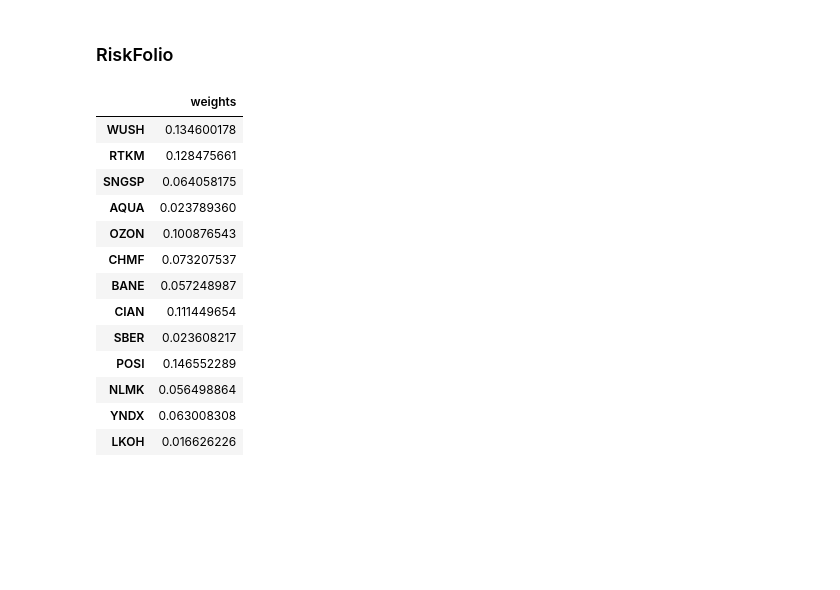
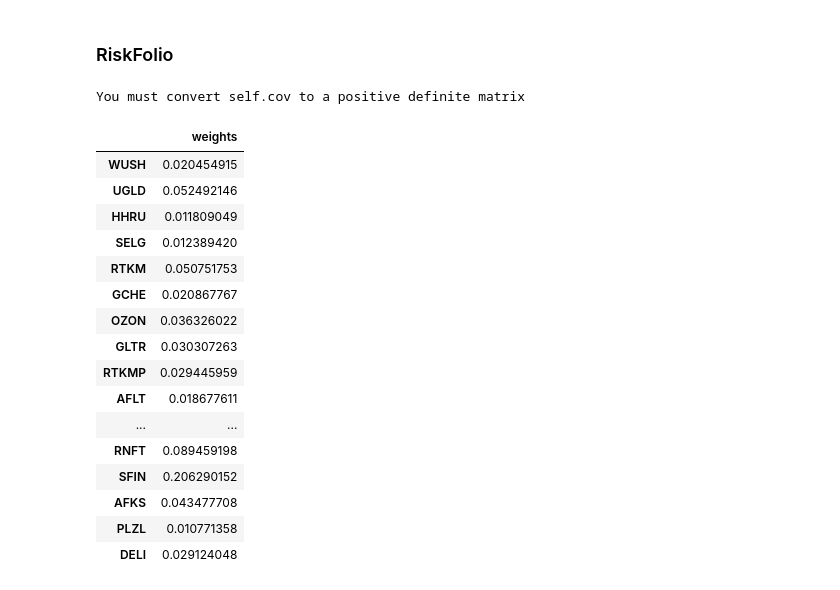
Before and after one commit to s-agapov/QuantMod, a Jupyter notebook: TP/Shares/05-Tink Momentum.ipynb, the cells around one changed output. Saved outputs shown, nothing was run; the diff lists cells and outputs as text; code cells hidden in the pictures; blank space fills up the shorter version.

```diff
--- a/TP/Shares/05-Tink Momentum.ipynb
+++ b/TP/Shares/05-Tink Momentum.ipynb
@@ -16,12 +25,11 @@ import tink_port as tink
 # %% [markdown]
 Вводим токен, получаем список доступных аккаунтов
 # %%
-#BASE = 't.UFRJ8SC9hafVOhFxEUY7yf1wZ1gGhwJp-WCp9o4rnEChHWns0c3jQ21eQwoOW_RurFqeZpss2scJkmMQnomJ9g'
-BASE = 't.b1b-IVW3njbcDYPCPrrqAUMJdAD5gn5en82Jj8kb9uFkYOJmvrn3mF24By8QsHPvXz0zVC4_sqULvmG6yjUKww'
+BASE = 't.UFRJ8SC9hafVOhFxEUY7yf1wZ1gGhwJp-WCp9o4rnEChHWns0c3jQ21eQwoOW_RurFqeZpss2scJkmMQnomJ9g'
 ETF = 't.6nHltT1dYSfrVTIV9zF72fxDlB2sXJbRD6iJNpZXTFAN61rmD7m71xPp9ko12ta1JxA06em4YdN36xicnBmjWg'
 MOMENTUM = 't.24WV5_MMG1bQArK1WPp1_DYWD52f-VfGjpR1ci5Pqf0PJ948zWhDstoO_6d4wXIhFTMVsVJSgOzPElUIPEO4Mw'
 
-token = BASE
+token = MOMENTUM
 # %%
 accs = tink.get_accounts(token)
 print("Количество аккаунтов:", len(accs.accounts))
@@ -247,14 +249,0 @@ datetime.datetime(2024, 4, 1, 0, 0, tzinfo=datetime.timezone.utc)
-# %%
-res = []
-for ind, pos in base_ru.iterrows():
-#    print(pos.figi)
-    candles = tink.get_candles(token, pos.figi, CandleInterval.CANDLE_INTERVAL_DAY, now(),  50)
-    df =  tink.get_open_price(candles)
-    ticker = tink.figi_to_ticker(pos.figi, base)
-
-    if ticker == None:
-        ticker = pos.figi
-    df.columns = [ticker]
-    res.append(df)
-
-df_full = pd.concat(res, axis = 1)
@@ -295,7 +273,7 @@ index_assets = pd.read_csv('index_assets.csv')['asset'].values.tolist()
 columns = [x for x in dfp.columns if x in index_assets]
 
 drops = ['FIVE']
-columns = [x for x in columns if x not in drops]
+columns = [x for x in dfp.columns if x not in drops]
 
 dfp = dfp[columns]
 # %% [markdown]
@@ -307,62 +285,62 @@ rms= ['MV', 'MSV',  'CVaR']
 
 lookback = 30
 df_period = dfp[-lookback:]
-df_period = df_period.dropna(axis = 1)
 
-def riskfolio_weights(df_period, rm, obj, solvers):
+def riskfolio_weights(df_period, rm , obj):
     """
-        rm  - MV, CVaR
         obj - Objective function, could be MinRisk, MaxRet, Utility or Sharpe
-        solvers - ['MOSEK']
     """
     Y = df_period.pct_change().dropna()
 
     # Building the portfolio object
     port = rp.Portfolio(returns=Y)
-    if solvers:
-        port.solvers = solvers
+    port.solvers = ['MOSEK']
     # Calculating optimum portfolio
 
     # Select method and estimate input parameters:
 
     method_mu='hist' # Method to estimate expected returns based on historical data.
     method_cov='hist' # Method to estimate covariance matrix based on historical data.
 
     port.assets_stats(method_mu=method_mu, method_cov=method_cov, d=0.94)
 
     # Estimate optimal portfolio:
 
     model='Classic' # Could be Classic (historical), BL (Black Litterman) or FM (Factor Model)
     hist = True # Use historical scenarios for risk measures that depend on scenarios
     rf = 0 # Risk free rate
     l = 0 # Risk aversion factor, only useful when obj is 'Utility'
     # First we need to delete the cardinality constraint
     port.card = None
 
     # Then we need to set the constraint on the minimum number of effective assets
     port.nea = 10
     w = port.optimization(model=model, rm=rm, obj=obj, rf=rf, l=l, hist=hist)
     w = w[w.weights > 0.01]
     return w
 
 #print_data(dfp)
 df_period = dfp.dropna(axis = 1)
 
-dfw = riskfolio_weights(df_period, 'CVaR', 'MaxRet', solvers = None)
+dfw = riskfolio_weights(df_period, 'CVaR', 'MaxRet')
 dfw
 # %% [output]
+You must convert self.cov to a positive definite matrix
 |  | weights |
-| WUSH | 0.134600178 |
-| RTKM | 0.128475661 |
-| SNGSP | 0.064058175 |
-| AQUA | 0.023789360 |
-| OZON | 0.100876543 |
-| CHMF | 0.073207537 |
-| BANE | 0.057248987 |
-| CIAN | 0.111449654 |
-| SBER | 0.023608217 |
-| POSI | 0.146552289 |
-| NLMK | 0.056498864 |
-| YNDX | 0.063008308 |
-| LKOH | 0.016626226 |
+| WUSH | 0.020454915 |
+| UGLD | 0.052492146 |
+| HHRU | 0.011809049 |
+| SELG | 0.012389420 |
+| RTKM | 0.050751753 |
+| GCHE | 0.020867767 |
+| OZON | 0.036326022 |
+| GLTR | 0.030307263 |
+| RTKMP | 0.029445959 |
+| AFLT | 0.018677611 |
+| ... | ... |
+| RNFT | 0.089459198 |
+| SFIN | 0.206290152 |
+| AFKS | 0.043477708 |
+| PLZL | 0.010771358 |
+| DELI | 0.029124048 |
 # %%
```
Also changed, not shown: parts of 17 cells of this notebook, 3 other files.
